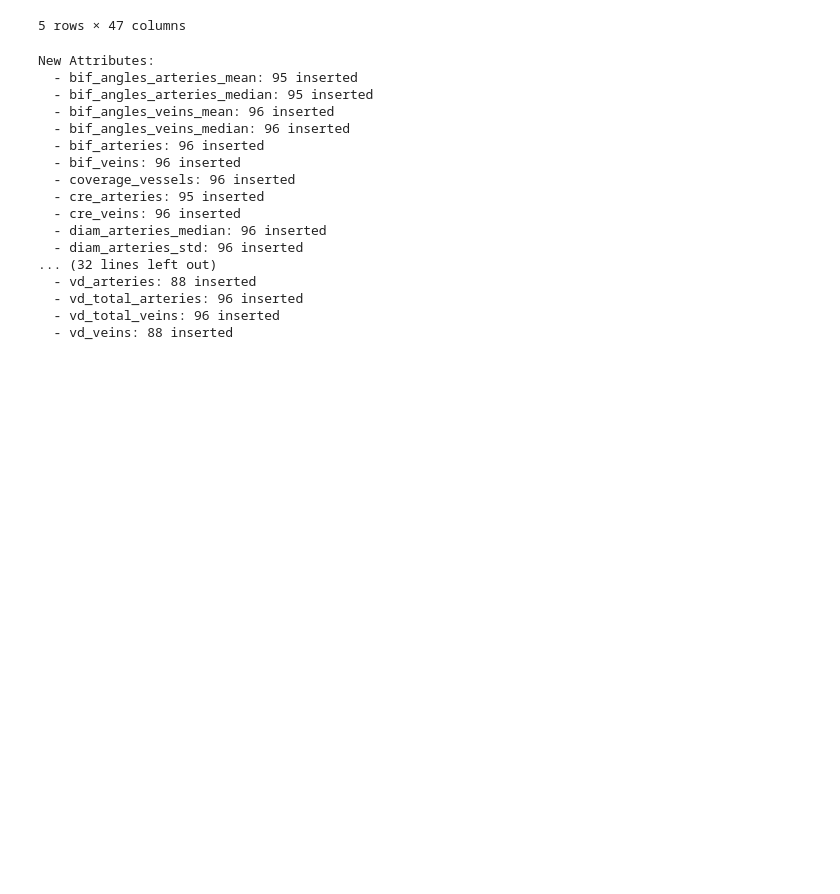
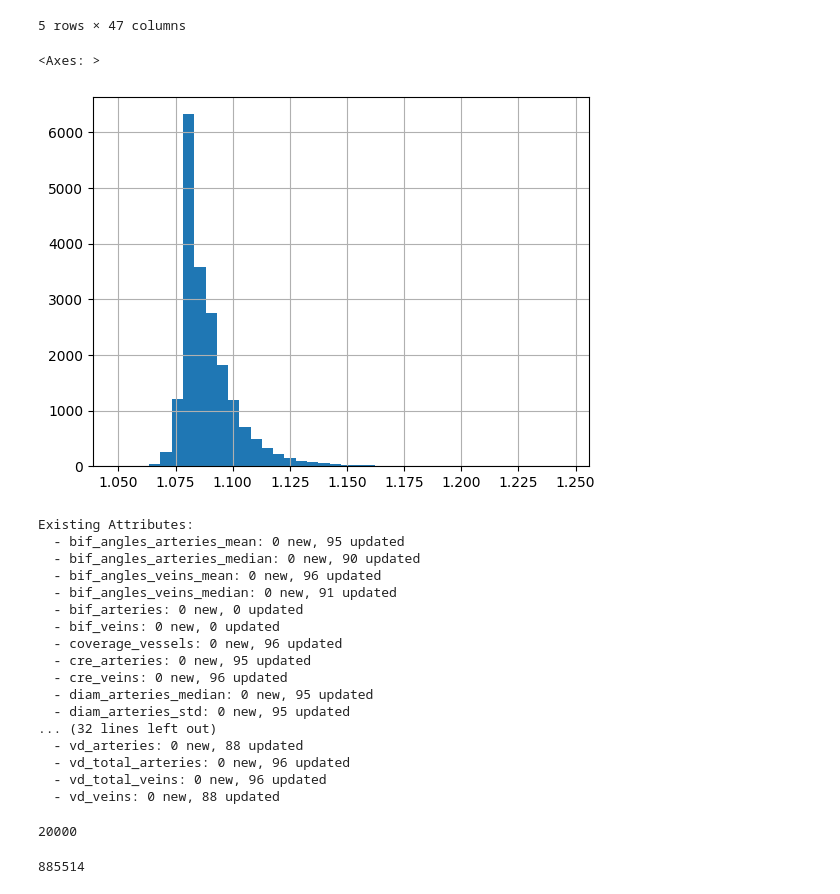
Before and after one commit to Eyened/eyened-platform, a Jupyter notebook: notebooks/import_image_attributes.ipynb, the cells around one changed output. Drawn from its saved outputs; the diff is of its cells as text; code cells hidden in the pictures; blank space fills up the shorter version.

```diff
--- a/notebooks/import_image_attributes.ipynb
+++ b/notebooks/import_image_attributes.ipynb
@@ -25,7 +25,7 @@ from eyened_orm.utils.attributes import df_to_attributes, print_import_summary
 database = Database('../dev/eyened_dev.env')
 session = database.create_session()
 # %%
-df = pd.read_csv('/mnt/oogergo/eyened/vasculature/releases/08_25/release_full.csv', index_col=0, nrows=100)
+df = pd.read_csv('/mnt/oogergo/eyened/vasculature/releases/08_25/release_full.csv', index_col=0, nrows=20000)
 # %%
 df.head()
 # %% [output]
@@ -36,6 +36,11 @@ df.head()
 | 193035 | NaN | NaN | 83.103916 | 83.103916 | 0.0 | ... |
 | 193038 | 80.726368 | 82.539068 | 80.016493 | 81.128589 | 23.0 | ... |
 5 rows × 47 columns
+# %%
+df['tort_vessels_skl_arteries'].hist(bins=40)
+# %% [output]
+<Axes: >
+[figure, added]
 # %%
 # df should have image IDs in its index and attributes as columns
 image_attributes = df_to_attributes(session, df, model_name="VascX", version="0.1")
@@ -44,21 +49,29 @@ image_attributes = df_to_attributes(session, df, model_name="VascX", version="0.
 attributes = [ia.Attribute for ia in image_attributes if ia.Attribute is not None]
 print_import_summary(attributes, image_attributes)
 # %% [output]
-New Attributes:
-  - bif_angles_arteries_mean: 95 inserted
-  - bif_angles_arteries_median: 95 inserted
-  - bif_angles_veins_mean: 96 inserted
-  - bif_angles_veins_median: 96 inserted
-  - bif_arteries: 96 inserted
-  - bif_veins: 96 inserted
-  - coverage_vessels: 96 inserted
-  - cre_arteries: 95 inserted
-  - cre_veins: 96 inserted
-  - diam_arteries_median: 96 inserted
-  - diam_arteries_std: 96 inserted
+Existing Attributes:
+  - bif_angles_arteries_mean: 0 new, 95 updated
+  - bif_angles_arteries_median: 0 new, 90 updated
+  - bif_angles_veins_mean: 0 new, 96 updated
+  - bif_angles_veins_median: 0 new, 91 updated
+  - bif_arteries: 0 new, 0 updated
+  - bif_veins: 0 new, 0 updated
+  - coverage_vessels: 0 new, 96 updated
+  - cre_arteries: 0 new, 95 updated
+  - cre_veins: 0 new, 96 updated
+  - diam_arteries_median: 0 new, 95 updated
+  - diam_arteries_std: 0 new, 95 updated
 ... (32 lines left out)
-  - vd_arteries: 88 inserted
-  - vd_total_arteries: 96 inserted
-  - vd_total_veins: 96 inserted
-  - vd_veins: 88 inserted
+  - vd_arteries: 0 new, 88 updated
+  - vd_total_arteries: 0 new, 96 updated
+  - vd_total_veins: 0 new, 96 updated
+  - vd_veins: 0 new, 88 updated
+# %%
+len(df)
+# %% [output]
+20000
+# %%
+len(image_attributes)
+# %% [output]
+885514
 # %%
```
Also changed, not shown: parts of 1 cell of this notebook, 8 other files.
